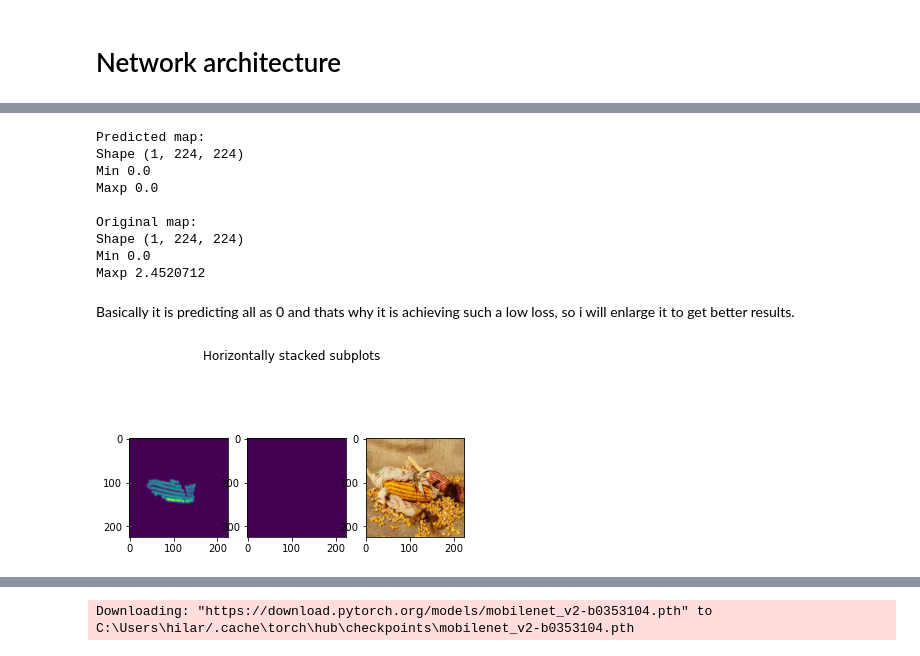
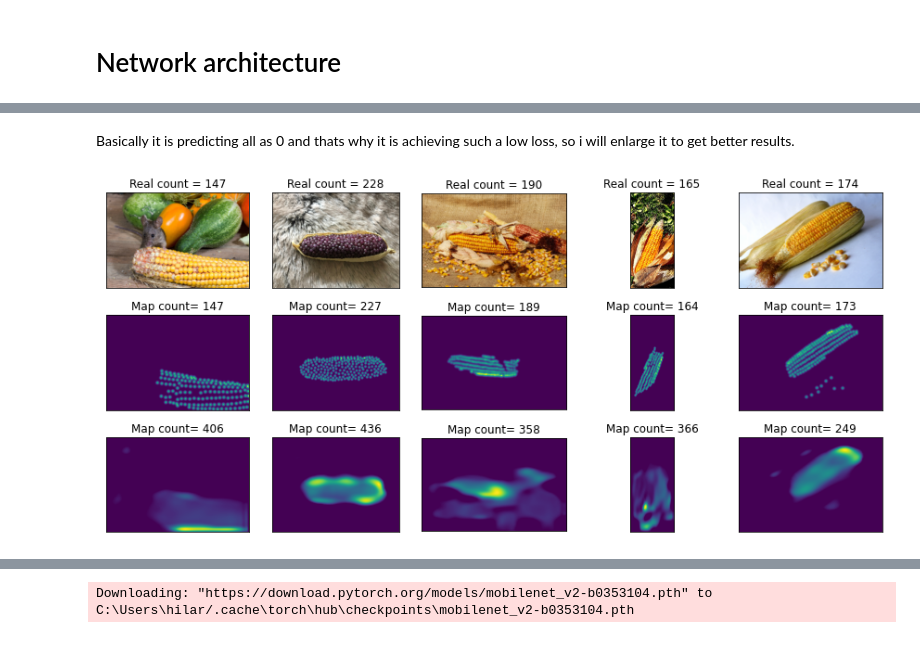
Before and after one commit to hcapettini2/Corn_Kernel_Counter, a Jupyter notebook: Density_based.ipynb, the cells around one changed output, grey strips where cells are left out. Drawn from its saved outputs; the diff is of its cells as text; code cells hidden in the pictures.

```diff
--- a/Density_based.ipynb
+++ b/Density_based.ipynb
@@ -434,36 +455,46 @@ original_map = labels[idx]
-# %%
-print("Predicted map:")
-print("Shape",predicted_map.shape)
-print("Min", predicted_map.min())
-print("Maxp",predicted_map.max())
-print("")
-print("Original map:")
-print("Shape",original_map.shape)
-print("Min",original_map.min())
-print("Maxp",original_map.max())
-# %% [output]
-Predicted map:
-Shape (1, 224, 224)
-Min 0.0
-Maxp 0.0
-
-Original map:
-Shape (1, 224, 224)
-Min 0.0
-Maxp 2.4520712
 # %% [markdown]
 Basically it is predicting all as 0 and thats why it is achieving such a low loss, so i will enlarge it to get better results.
-# %%
-# Display image and label.
-#img = prediccion[0][0]
-#label = prediccion[0][1].transpose(1, 2, 0)
-
-fig, (ax1, ax2,ax3) = plt.subplots(1, 3)
-fig.suptitle('Horizontally stacked subplots')
-ax1.imshow(original_map[0])
-ax2.imshow(predicted_map[0])
-ax3.imshow(input_image.transpose(1, 2, 0))
-plt.show()
-# %% [output]
-[figure, removed]
+# %%
+elements = [0,1,2,3,4]#random.sample([i for i in range(len(test_dataset))], 5)
+
+fig, axs = plt.subplots(3, 5, figsize=(12,6))
+fig.suptitle("",fontsize=15)
+fig.subplots_adjust(top=0.88)
+axs = axs.ravel()
+for i in range(5):
+    idx = elements[i]
+    ### Move the images to the right shapes
+    UP = nn.Upsample(size=(shapes[0][idx],shapes[1][idx]),mode='bilinear')
+    img = inputs[idx]#.numpy().transpose(1, 2, 0)
+    img = img[None, :]
+    img = UP(img)
+    img = img[0].numpy().transpose(1, 2, 0)
+
+    label = labels[idx]#.numpy().transpose(1, 2, 0)
+    label = label[None, :]
+    label = UP(label)
+    label = label[0].numpy().transpose(1, 2, 0)
+
+    map_ = outputs[idx]#.numpy().transpose(1, 2, 0)
+    map_ = map_[None, :]
+    map_ = UP(map_)
+    map_ = map_[0].numpy().transpose(1, 2, 0)
+
+    # Plot the reconstructed image
+    axs[i].imshow(img)
+    axs[i].set_title(f"Real count = {count[idx]}")
+    axs[i].set_xticks([])
+    axs[i].set_yticks([])
+    axs[i+5].imshow(label)
+    axs[i+5].set_title(f"Map count= {int(label.sum()/1e4)}")
+    axs[i+5].set_xticks([])
+    axs[i+5].set_yticks([])
+    axs[i+10].imshow(map_)
+    axs[i+10].set_title(f"Map count= {int(map_.sum()/1e4)}")
+    axs[i+10].set_xticks([])
+    axs[i+10].set_yticks([])
+plt.tight_layout()
+fig.subplots_adjust(top=0.88)
+# %% [output]
+[figure, added]
 # %%
```
Also changed, not shown: parts of 33 cells of this notebook, 15 other files.
